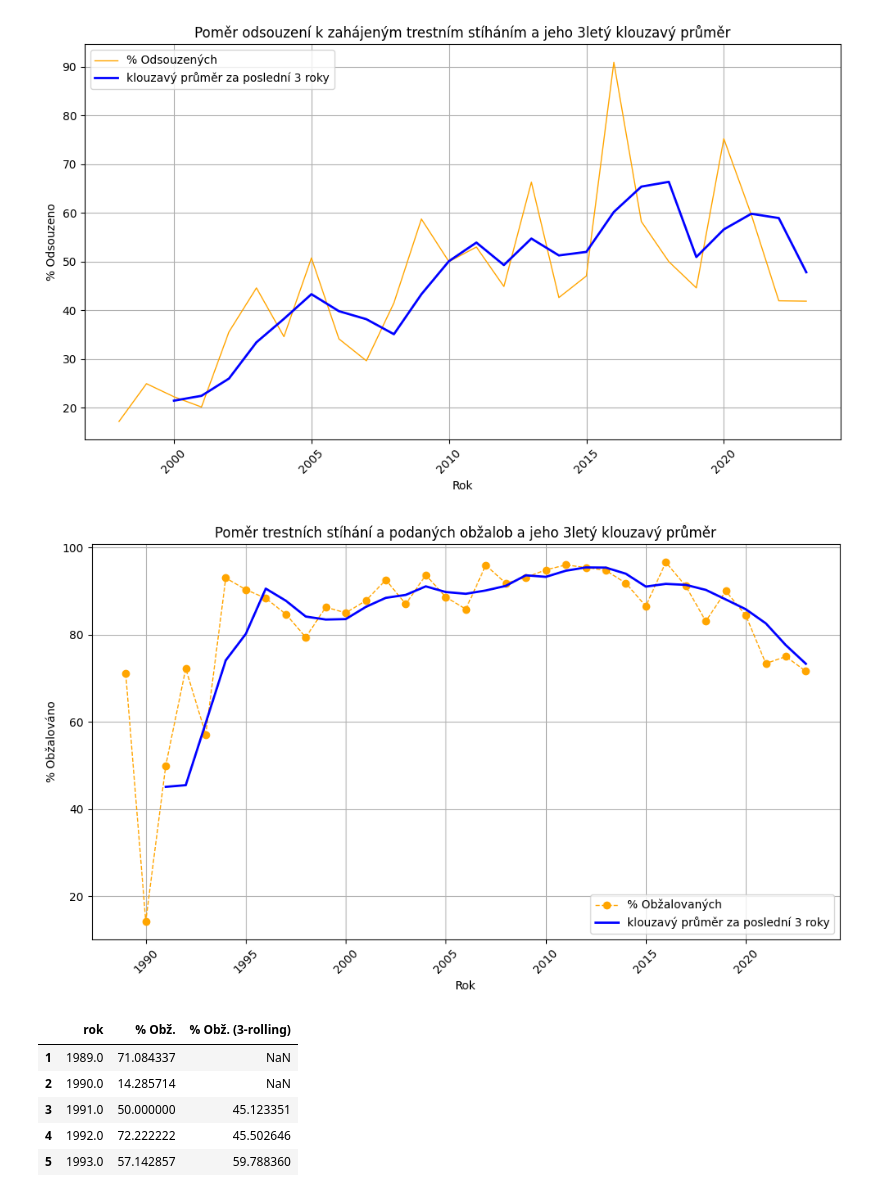
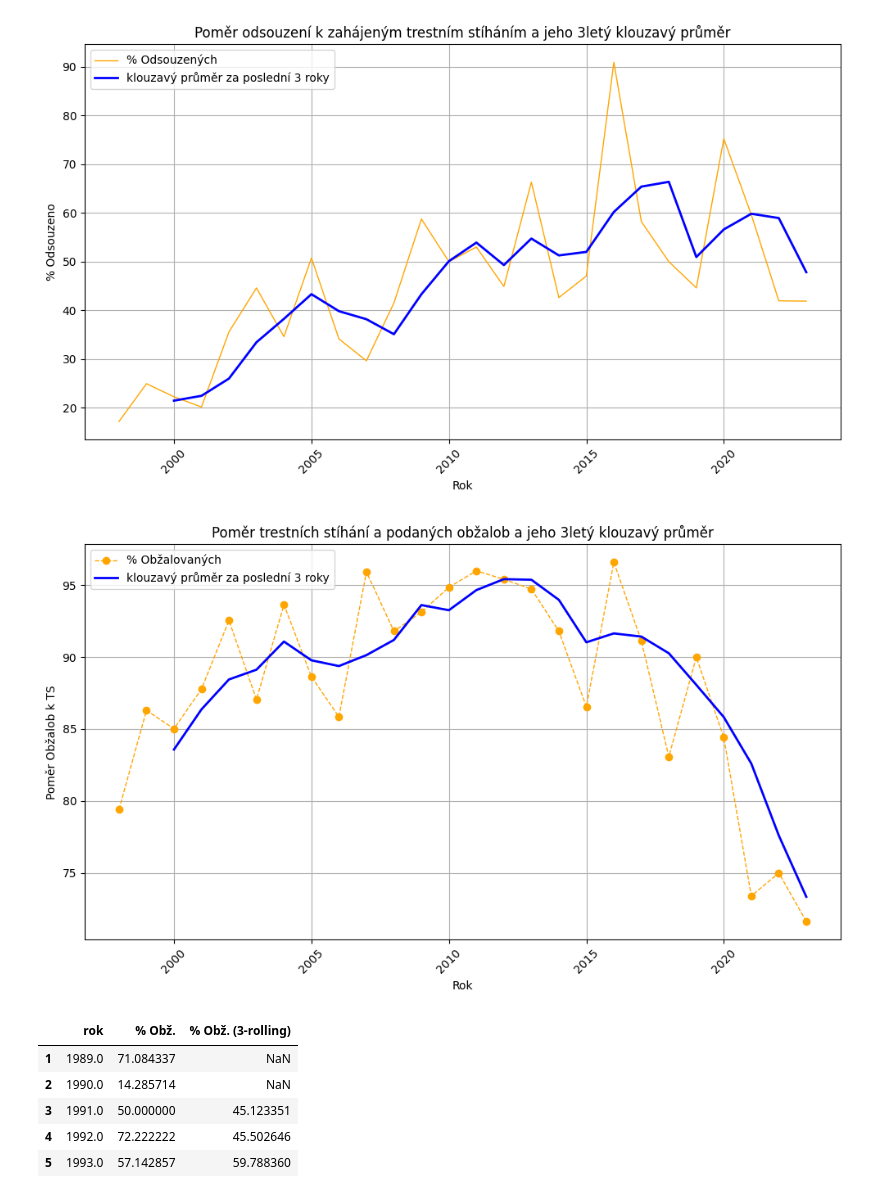
Before and after one commit to DamiTheCraftyPythonista/Thesis, a Jupyter notebook: Hate_crimes_CZ.ipynb, the cells around one changed output. Drawn from its saved outputs; the diff is of its cells as text; code cells hidden in the pictures.

```diff
--- a/Hate_crimes_CZ.ipynb
+++ b/Hate_crimes_CZ.ipynb
@@ -102,26 +102,28 @@ plt.show()
 # %%
 data_obž = data[['rok ', 'Unnamed: 19']].dropna()
 data_obž.columns = ['rok', '% Obž.']
+
+data_obž = data_obž[data_obž['rok'] >= 1998]
 
 data_obž['% Obž.'] = pd.to_numeric(data_obž['% Obž.'], errors='coerce')
 
 data_obž['% Obž. (3-rolling)'] = data_obž['% Obž.'].rolling(window=3).mean()
 
 plt.figure(figsize=(10, 6))
 plt.plot(data_obž['rok'], data_obž['% Obž.'], label='% Obžalovaných', marker='o', linestyle='--', color='orange', linewidth=1)
 plt.plot(data_obž['rok'], data_obž['% Obž. (3-rolling)'], label='klouzavý průměr za poslední 3 roky', color='blue', linewidth=2)
 
 plt.title('Poměr trestních stíhání a podaných obžalob a jeho 3letý klouzavý průměr')
 plt.xlabel('Rok')
-plt.ylabel('% Obžalováno')
+plt.ylabel('Poměr Obžalob k TS')
 plt.legend()
 plt.grid(True)
 plt.xticks(rotation=45)
 plt.tight_layout()
 
 plt.show()
 # %% [output]
-[figure, old version]
+[figure, new version]
 # %%
 data_obž.head()
 # %% [output]
```
Also changed, not shown: parts of 2 cells of this notebook.
